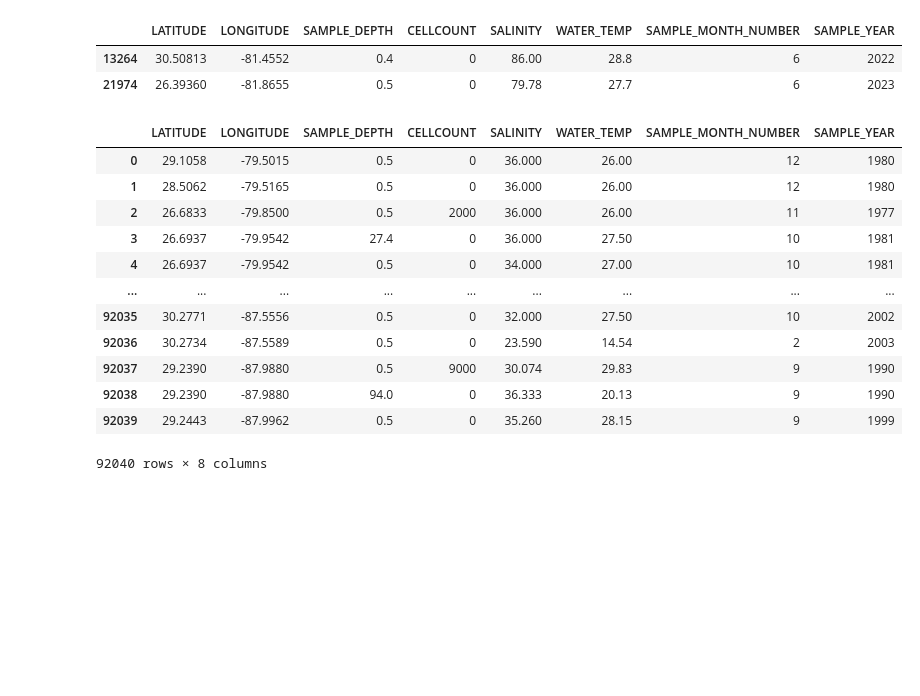
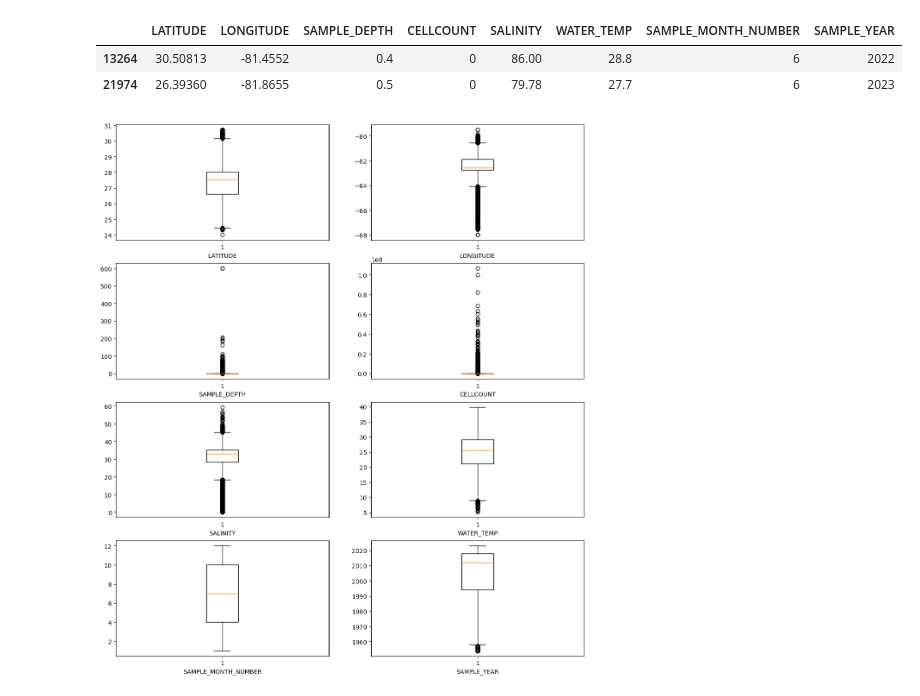
Before and after one commit to btokoli/Spotting-the-Unseen-Anomaly-Detection-in-Water-Quality-for-Early-Algal-Bloom-Warnings, a Jupyter notebook: analysis.ipynb, the cells around one changed output. Drawn from its saved outputs; the diff is of its cells as text; code cells hidden in the pictures; blank space fills up the shorter version.

```diff
--- a/analysis.ipynb
+++ b/analysis.ipynb
@@ -692,19 +692,3 @@ SALINITY_outliers
 #Dropping the extreme outliers for SALINITY
 
 numerical_df= numerical_df.drop(SALINITY_outliers.index).reset_index(drop=True)
-# %%
-numerical_df
-# %% [output]
-|  | LATITUDE | LONGITUDE | SAMPLE_DEPTH | CELLCOUNT | SALINITY | WATER_TEMP | SAMPLE_MONTH_NUMBER | SAMPLE_YEAR |
-| 0 | 29.1058 | -79.5015 | 0.5 | 0 | 36.000 | 26.00 | 12 | 1980 |
-| 1 | 28.5062 | -79.5165 | 0.5 | 0 | 36.000 | 26.00 | 12 | 1980 |
-| 2 | 26.6833 | -79.8500 | 0.5 | 2000 | 36.000 | 26.00 | 11 | 1977 |
-| 3 | 26.6937 | -79.9542 | 27.4 | 0 | 36.000 | 27.50 | 10 | 1981 |
-| 4 | 26.6937 | -79.9542 | 0.5 | 0 | 34.000 | 27.00 | 10 | 1981 |
-| ... | ... | ... | ... | ... | ... | ... | ... | ... |
-| 92035 | 30.2771 | -87.5556 | 0.5 | 0 | 32.000 | 27.50 | 10 | 2002 |
-| 92036 | 30.2734 | -87.5589 | 0.5 | 0 | 23.590 | 14.54 | 2 | 2003 |
-| 92037 | 29.2390 | -87.9880 | 0.5 | 9000 | 30.074 | 29.83 | 9 | 1990 |
-| 92038 | 29.2390 | -87.9880 | 94.0 | 0 | 36.333 | 20.13 | 9 | 1990 |
-| 92039 | 29.2443 | -87.9962 | 0.5 | 0 | 35.260 | 28.15 | 9 | 1999 |
-92040 rows × 8 columns
@@ -711,3 +703,14 @@ numerical_df
+# %%
+#Updated boxplot of Numerical Features
+
+plt.figure(figsize=(14,16))
+
+for i, col in enumerate(numerical_df):
+    plt.subplot(4,2, i+1)
+    plt.boxplot(x=numerical_df[col])
+    plt.xlabel(f"{col}")
+# %% [output]
+[figure, added]
 # %%
 numerical_df.describe().T
 # %% [output]
```
Also changed, not shown: parts of 4 cells of this notebook.
